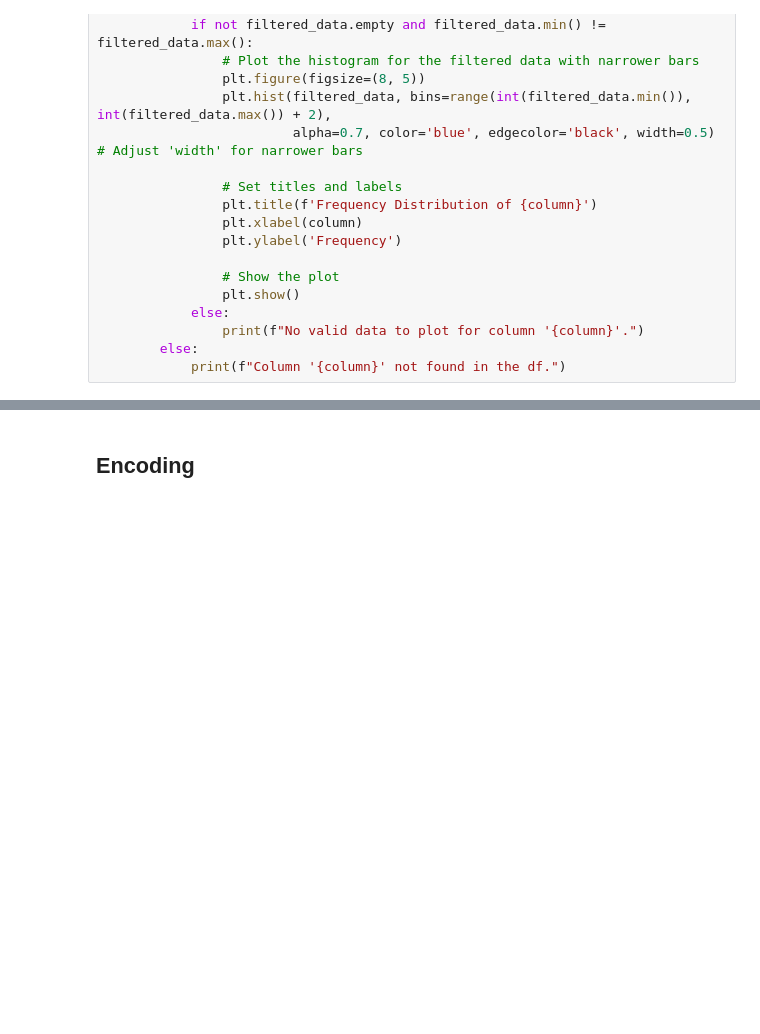
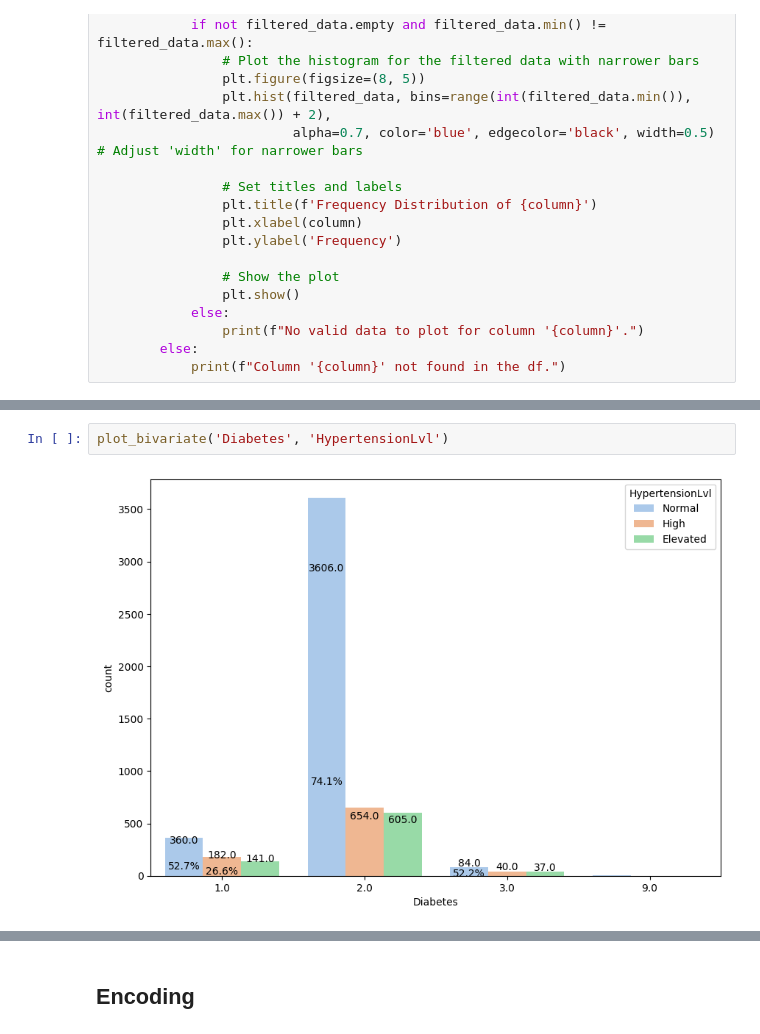
Before and after one commit to samcohen1/HypertensionML, a Jupyter notebook: new_predictor.ipynb, the cells around one changed output, grey strips where cells are left out. Cells and saved outputs as stored; diff of their text form; blank space fills up the shorter version.

```diff
--- a/new_predictor.ipynb
+++ b/new_predictor.ipynb
@@ -1053,0 +1055,4 @@ plot_feature_distribution(df, other_features, 1000000)
+# %%
+plot_bivariate('Diabetes', 'HypertensionLvl')
+# %% [output]
+[figure, added]
```
Also changed, not shown: parts of 19 cells of this notebook.
